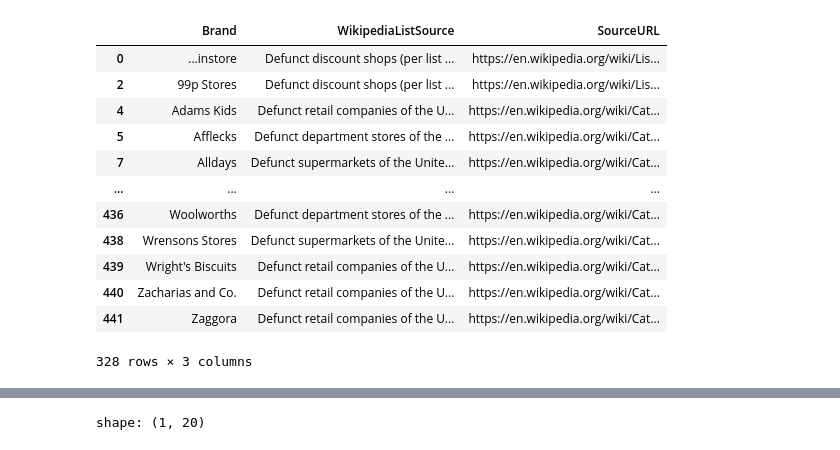
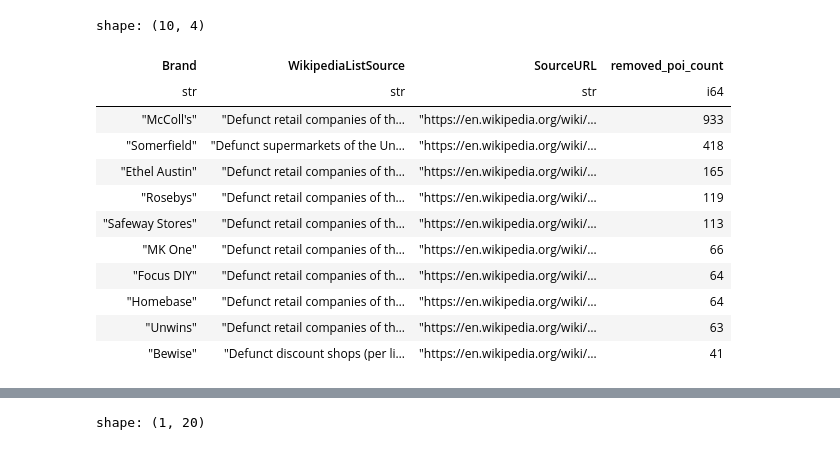
Before and after one commit to GeographicDataService/RetailCentres2026_Unified, a Jupyter notebook: Boundaries/notebooks/testpoifilters.ipynb, the cells around one changed output, grey strips where cells are left out. Cells and saved outputs as stored; diff of their text form; code cells hidden in the pictures.

```diff
--- a/Boundaries/notebooks/testpoifilters.ipynb
+++ b/Boundaries/notebooks/testpoifilters.ipynb
@@ -21,16 +41,26 @@ foursquare = pl.read_parquet(input_file)
 print(len(foursquare))
 # Filter
 foursquare_filtnew = rfn.filter_foursquare(foursquare)
+
+unique_levels = (
+    foursquare_filtnew
+    .group_by("level1_category_name", "level2_category_name", "level3_category_name")
+    .len()
+    .rename({"len": "count"})
+    .sort("count", descending=True)
+)
+
+unique_levels.write_csv("../data/POI_files/foursquare_unique_levels.csv")
 print(len(foursquare_filtnew))
 
 
 
 # Columns to keep
 COLUMNS_TO_KEEP = [
-    "fsq_place_id", "name", "lat", "lng", "address", "locality", "region",
-    "postcode", "admin_region", "post_town", "po_box", "country",
+    "fsq_place_id", "name", "lat", "lng","fsq_category_labels", "address", "locality", "region",
+    "postcode", "admin_region", "post_town",
     "date_created", "date_refreshed", "date_closed", "tel", "website",
-    "fsq_category_ids", "fsq_category_labels", "h3_11"
+    "fsq_category_ids", "h3_11","level1_category_name", "level2_category_name", "level3_category_name",
 ]
 
 # name has changed now its exploded.
@@ -54,0 +579,10 @@ Filtered Foursquare data (remove closed): 1661090 rows remaining.
+# %%
+#Medical Supply Store
+
+#get rows which are level2 Medical Supply Store and
+warehouse = foursquare_filtnew.filter(pl.col("level2_category_name") == "Warehouse or Wholesale Store")
+polars_to_geoparquet(warehouse ,"warehouse_or_wholesale_store.parquet")
+#remove all "Warehouse or Wholesale Store" unless "Argos"
+foursquare_filtnew = foursquare_filtnew.filter(
+    (pl.col("level2_category_name") != "Warehouse or Wholesale Store") | (pl.col("name") == "Argos")
+)
@@ -110,21 +988,21 @@ foursquare_filtered = fs.join(
 # %%
 defunct_with_counts = defunct_with_counts.sort("removed_poi_count", descending=True)
 # %%
-defunct_with_counts
+defunct_with_counts.head(10)
 # %% [output]
+shape: (10, 4)
-|  | Brand | WikipediaListSource | SourceURL |
-| 0 | ...instore | Defunct discount shops (per list ... | https://en.wikipedia.org/wiki/Lis... |
-| 2 | 99p Stores | Defunct discount shops (per list ... | https://en.wikipedia.org/wiki/Lis... |
-| 4 | Adams Kids | Defunct retail companies of the U... | https://en.wikipedia.org/wiki/Cat... |
-| 5 | Afflecks | Defunct department stores of the ... | https://en.wikipedia.org/wiki/Cat... |
-| 7 | Alldays | Defunct supermarkets of the Unite... | https://en.wikipedia.org/wiki/Cat... |
-| ... | ... | ... | ... |
-| 436 | Woolworths | Defunct department stores of the ... | https://en.wikipedia.org/wiki/Cat... |
-| 438 | Wrensons Stores | Defunct supermarkets of the Unite... | https://en.wikipedia.org/wiki/Cat... |
-| 439 | Wright's Biscuits | Defunct retail companies of the U... | https://en.wikipedia.org/wiki/Cat... |
-| 440 | Zacharias and Co. | Defunct retail companies of the U... | https://en.wikipedia.org/wiki/Cat... |
-| 441 | Zaggora | Defunct retail companies of the U... | https://en.wikipedia.org/wiki/Cat... |
+| Brand | WikipediaListSource | SourceURL | removed_poi_count |
+| str | str | str | i64 |
+| "McColl's" | "Defunct retail companies of th… | "https://en.wikipedia.org/wiki/… | 933 |
+| "Somerfield" | "Defunct supermarkets of the Un… | "https://en.wikipedia.org/wiki/… | 418 |
+| "Ethel Austin" | "Defunct retail companies of th… | "https://en.wikipedia.org/wiki/… | 165 |
+| "Rosebys" | "Defunct retail companies of th… | "https://en.wikipedia.org/wiki/… | 119 |
+| "Safeway Stores" | "Defunct retail companies of th… | "https://en.wikipedia.org/wiki/… | 113 |
+| "MK One" | "Defunct retail companies of th… | "https://en.wikipedia.org/wiki/… | 66 |
+| "Focus DIY" | "Defunct retail companies of th… | "https://en.wikipedia.org/wiki/… | 64 |
+| "Homebase" | "Defunct retail companies of th… | "https://en.wikipedia.org/wiki/… | 64 |
+| "Unwins" | "Defunct retail companies of th… | "https://en.wikipedia.org/wiki/… | 63 |
+| "Bewise" | "Defunct discount shops (per li… | "https://en.wikipedia.org/wiki/… | 41 |
-328 rows × 3 columns
 # %%
 import polars as pl
 import geopandas as gpd
```
Also changed, not shown: parts of 17 cells of this notebook, 4 other files.
